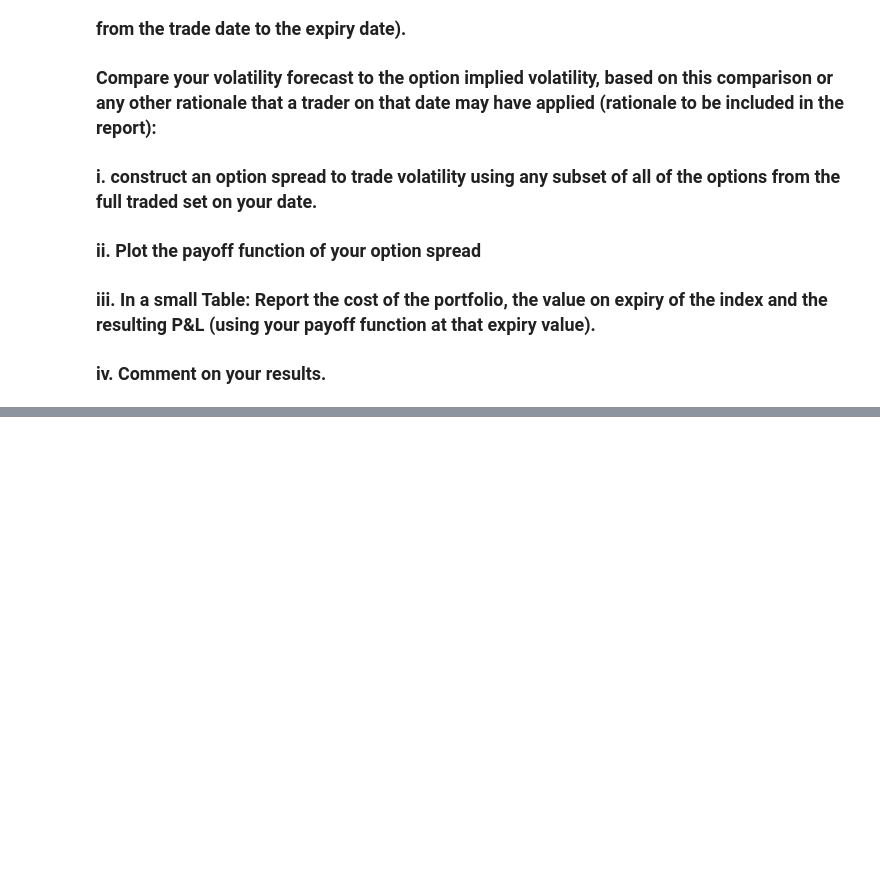
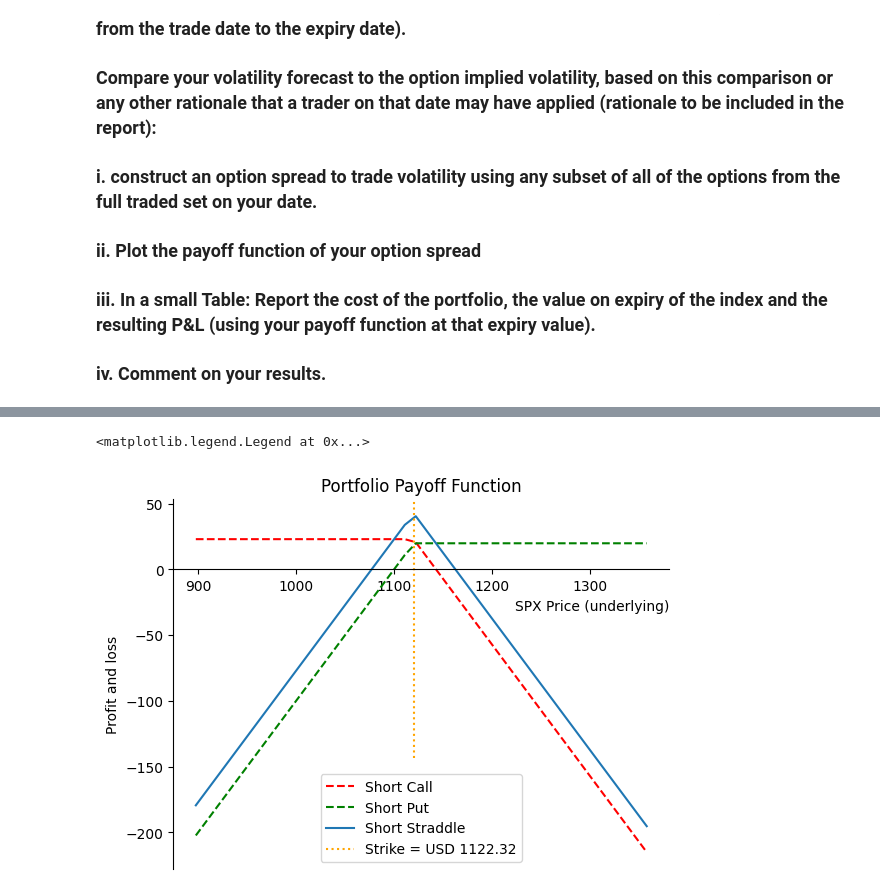
Before and after one commit to kuntojirohan/options-pricing-project, a Jupyter notebook: derivatives_assignment.ipynb, the cells around one changed output, grey strips where cells are left out. Saved outputs shown, nothing was run; the diff lists cells and outputs as text; code cells hidden in the pictures; blank space fills up the shorter version.

```diff
--- a/derivatives_assignment.ipynb
+++ b/derivatives_assignment.ipynb
@@ -501,0 +510,27 @@ Annualised volatility values (%) on option trade date: 18/03/2004
+# %%
+# series of underlying SPX prices
+q4PctRange = np.round(np.arange(-0.2, 0.22, 0.01), decimals=2)
+q4SpxSpotRange = [(1+pct) * spxSpot for pct in q4PctRange]
+
+# define payoff functions
+shortCallPayoff = lambda S, K, premium : premium - np.maximum(S - K, 0.0)
+shortPutPayoff = lambda S, K, premium : premium - np.maximum(K - S, 0.0)
+shortStraddlePayoff = shortCallPayoff(q4SpxSpotRange, callAtmData['Strike'], callAtmPrice) + shortPutPayoff(q4SpxSpotRange, putAtmData['Strike'], putAtmPrice)
+# plot the payoff functions
+fig, ax = plt.subplots()
+ax.spines[['top', 'right']].set_visible(False) # remove top and right borders
+ax.spines['bottom'].set_position('zero') # Sets the X-axis in the center
+
+ax.plot(q4SpxSpotRange, shortCallPayoff(q4SpxSpotRange, callAtmData['Strike'], callAtmPrice),
+        '--', label='Short Call', color='r')
+ax.plot(q4SpxSpotRange, shortPutPayoff(q4SpxSpotRange, putAtmData['Strike'], putAtmPrice),
+        '--', label='Short Put', color='g')
+ax.plot(q4SpxSpotRange, shortStraddlePayoff, label='Short Straddle')
+ax.axvline(putAtmData['Strike'], 0.3, 1, ls=':', label='Strike = USD 1122.32', color='orange')
+plt.title('Portfolio Payoff Function')
+plt.xlabel('SPX Price (underlying)', loc='right')
+plt.ylabel('Profit and loss')
+plt.legend()
+# %% [output]
+<matplotlib.legend.Legend at 0x...>
+[figure, added]
```
Also changed, not shown: parts of 6 cells of this notebook.
